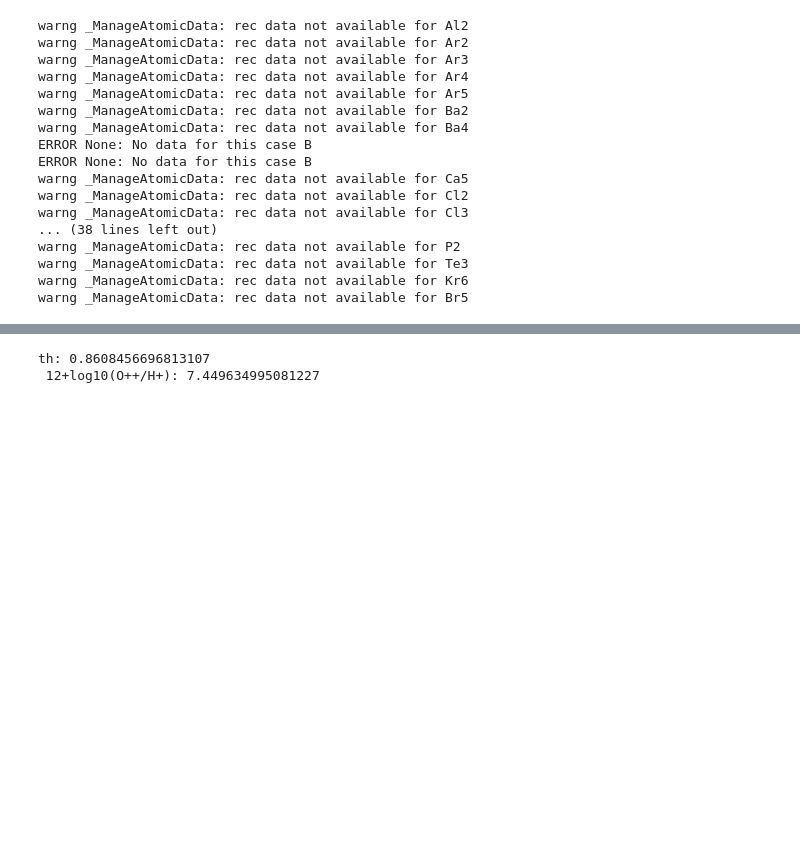
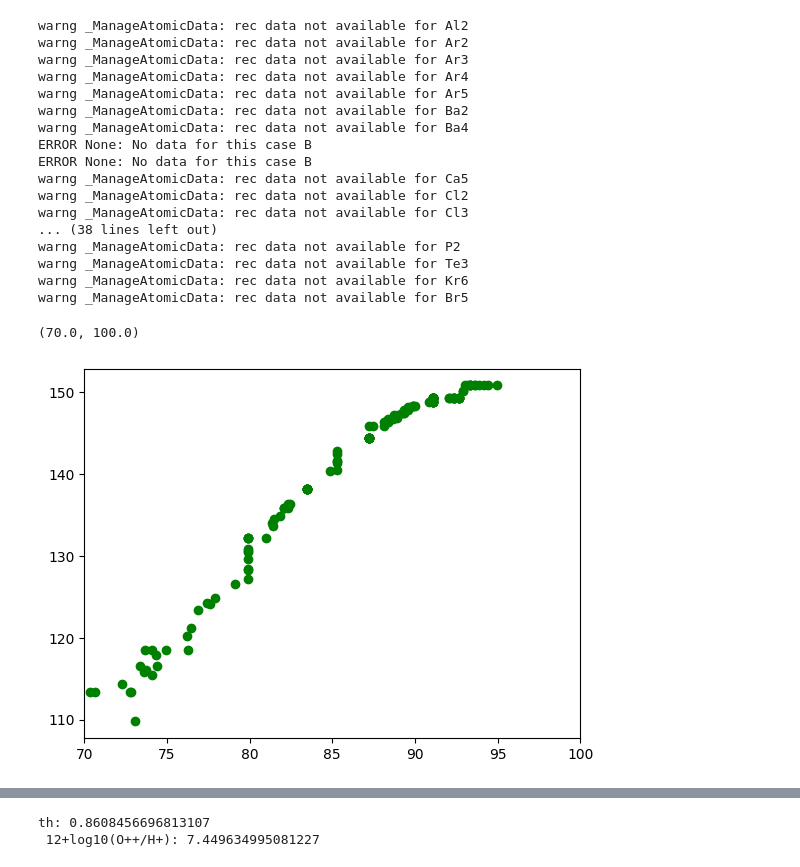
Before and after one commit to Amrita27singh/lvmnebular, a Jupyter notebook: Testing_lvmnebular.ipynb, the cells around one changed output, grey strips where cells are left out. Cells and saved outputs as stored; diff of their text form; code cells hidden in the pictures; blank space fills up the shorter version.

```diff
--- a/Testing_lvmnebular.ipynb
+++ b/Testing_lvmnebular.ipynb
@@ -79,6 +79,12 @@ warng _ManageAtomicData: rec data not available for P2
 warng _ManageAtomicData: rec data not available for Te3
 warng _ManageAtomicData: rec data not available for Kr6
 warng _ManageAtomicData: rec data not available for Br5
+# %%
+plt.scatter( u.linefitdict['neO2'], u.linefitdict['neS2'], color = 'green', label ='[OII] vs [SII]')
+plt.xlim(70, 100)
+# %% [output]
+(70.0, 100.0)
+[figure, added]
 # %%
 plt.scatter( u.linefitdict['TeN2'], u.linefitdict['TeS3'], color = 'red', label ='[NII] vs [SIII]')
 plt.scatter( u.linefitdict['TeO3'], u.linefitdict['TeN2'], color = 'blue', label ='[OIII] vs [NII]')
```
Also changed, not shown: parts of 4 cells of this notebook, 2 other files.
